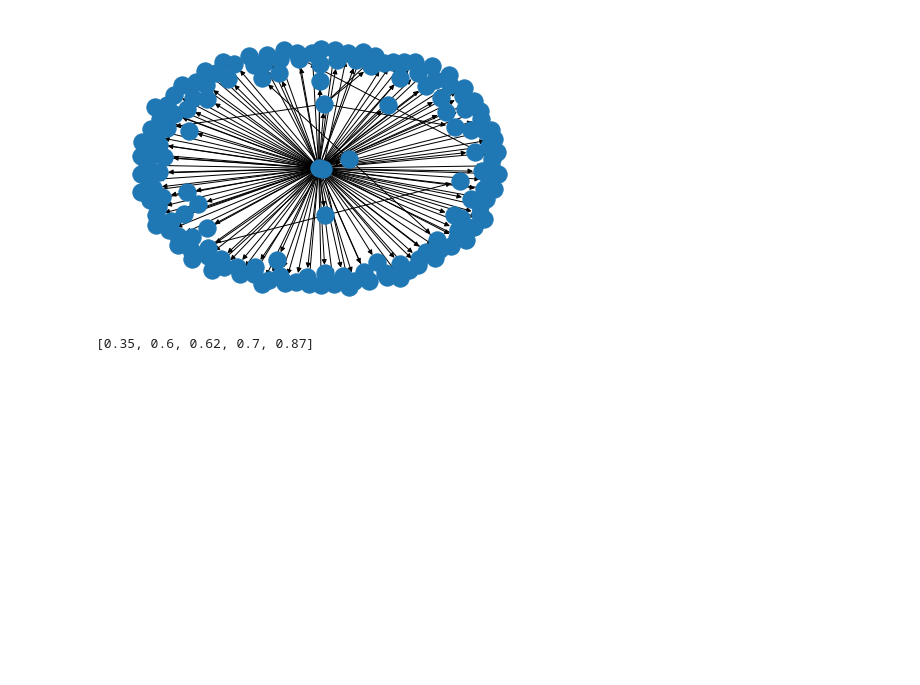
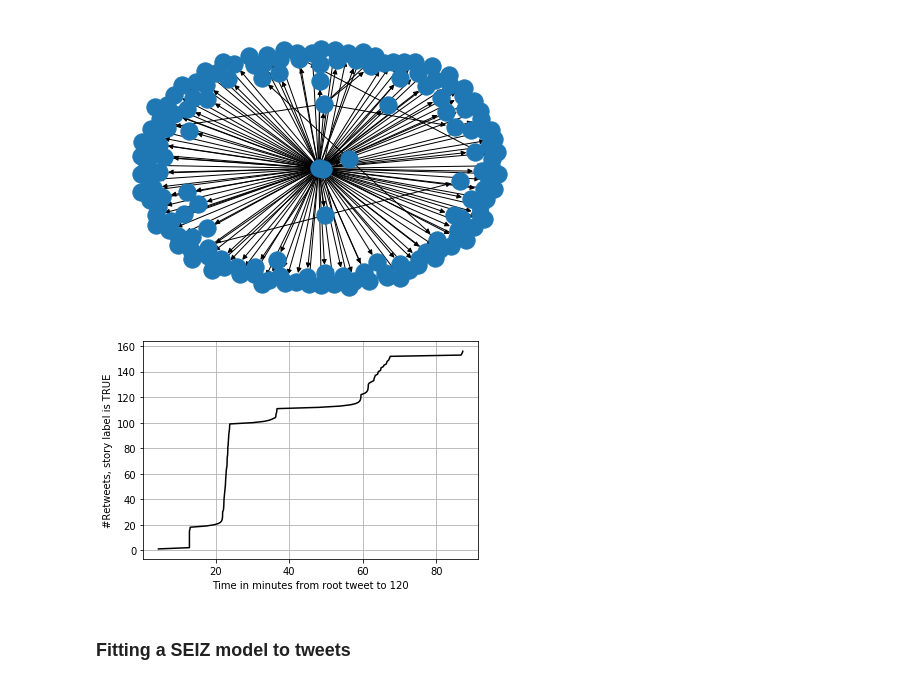
Before and after one commit to manonromain/FakeNews, a Jupyter notebook: graph_notebook.ipynb, the cells around one changed output. Saved outputs shown, nothing was run; the diff lists cells and outputs as text; code cells hidden in the pictures; blank space fills up the shorter version.

Commit message:
added seiz v0

```diff
--- a/graph_notebook.ipynb
+++ b/graph_notebook.ipynb
@@ -27,5 +19,8 @@ list(zip(a, b))
 # %%
 def preprocess_graph(graph_raw):
+    """
+    list of [graph_label, graph_root_id, edge_info = [node_index_in, node_index_out, time_out, uid_in, uid_out]]
+    """
     edges = [(elt[2], elt[3]) for elt in graph_raw]
     times = [elt[4] for elt in graph_raw]
     label = graph_raw[0][0]
@@ -44,8 +39,6 @@ def preprocessed_to_nx(label, gid, edges, times, first_n=None, time_cutoff=None)
     edges_list = [(edge[0], edge[1], {"ts":times[i]}) for i, edge in enumerate(edges)]
     nx_graph.add_edges_from(edges_list)
     return nx_graph
-# %%
-graph =
 # %%
 from collections import defaultdict
 from tqdm import tqdm
@@ -87,7 +80,38 @@ graph.size()
 nx.draw(graph)
 # %% [output]
 [figure]
-# %%
-times_seq[:5]
-# %% [output]
-[0.35, 0.6, 0.62, 0.7, 0.87]
+# %%
+def engagement(data_point, time_lim):
+    labl, graph_id, edges, times = preprocess_graph(data_point)
+    number = 0
+    n = len(times)
+    ids_set = {edges[0][0]}
+    numbers = np.zeros(n, dtype=float)
+    times = np.array(times)
+    for i in range(n):
+        node_out = edges[i][1]
+        if node_out not in ids_set:
+            ids_set.add(node_out)
+            number += 1
+        numbers[i] = number
+    indexer = times < time_lim
+    return times[indexer], numbers[indexer]
+
+
+def plot_engagement(index, time_lim=120):
+    graph = train_set[index]
+    xs, ys = engagement(graph, time_lim)
+    plt.plot(xs, ys, color='black')
+    plt.grid()
+    plt.xlabel(f"Time in minutes from root tweet to {time_lim}")
+    plt.ylabel(f"#Retweets, story label is {labl.upper()}")
+    return xs, ys
+# %%
+index = 16
+time_lim = 120
+# %%
+xc, yc = plot_engagement(index, time_lim)
+# %% [output]
+[figure, added]
+# %% [markdown]
+### Fitting a SEIZ model to tweets
```
Also changed, not shown: parts of 15 cells of this notebook, 1 other file.
